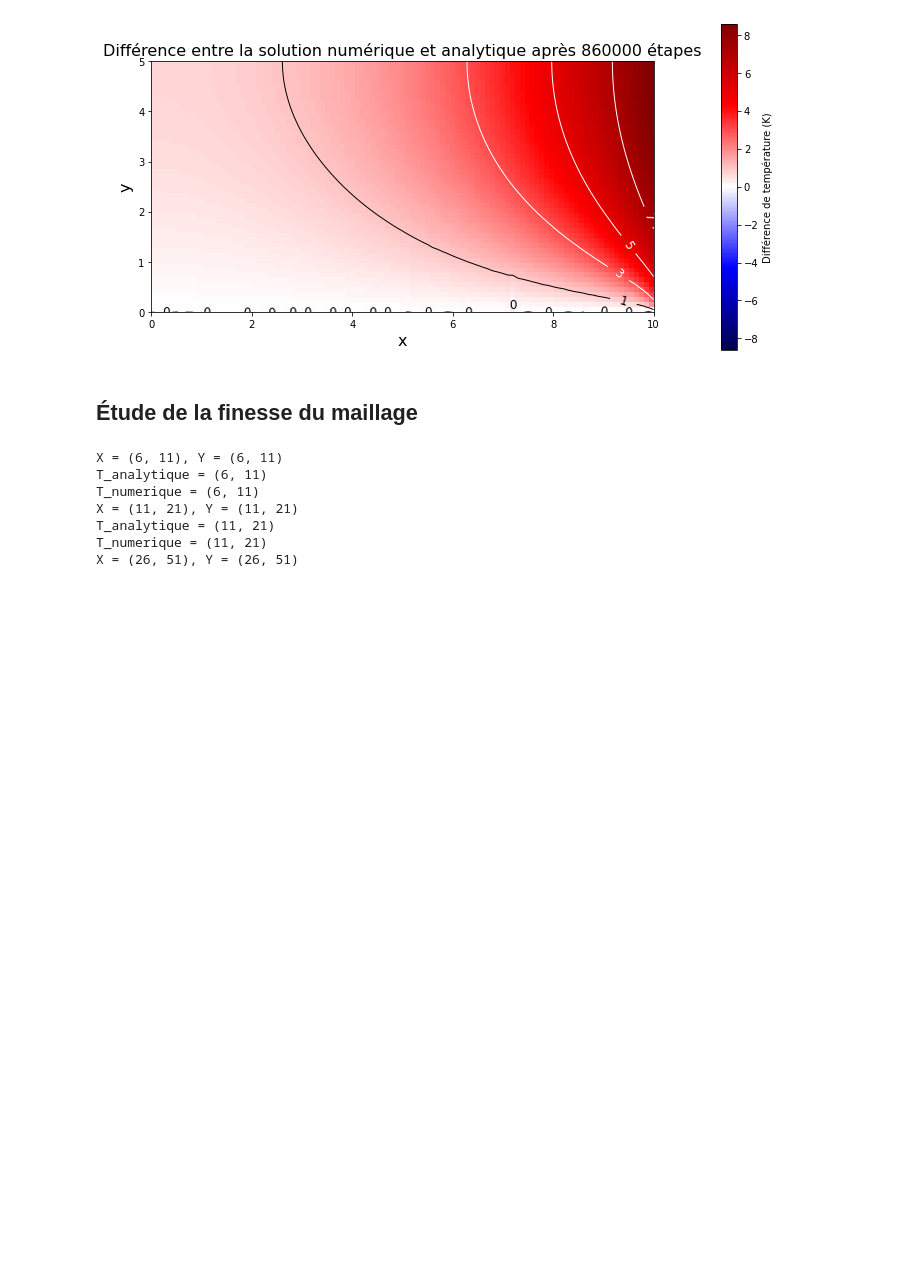
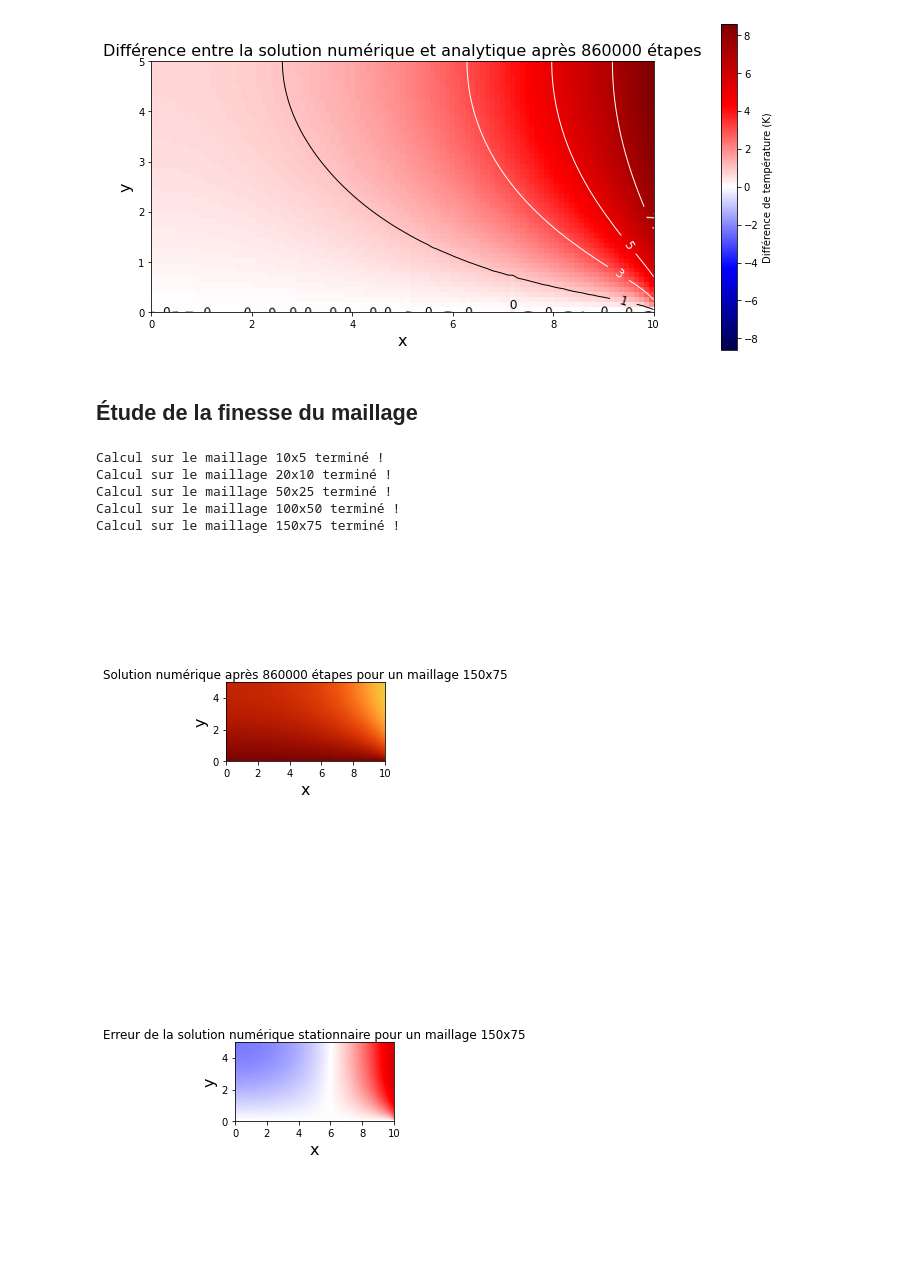
Before and after one commit to mboissiere/methodes-numeriques, a Jupyter notebook: da_capo.ipynb, the cells around one changed output. Drawn from its saved outputs; the diff is of its cells as text; code cells hidden in the pictures; blank space fills up the shorter version.

```diff
--- a/da_capo.ipynb
+++ b/da_capo.ipynb
@@ -473,52 +472,61 @@ plt.show()
 # %% [markdown]
 ## Étude de la finesse du maillage
 # %%
-echelles_N_y = [5, 10, 25, 50, 75, 100, 150, 250, 500, 750, 1000, 2500, 5000]
+echelles_N_y = [5, 10, 25, 50, 75] #, [100, 150, 250, 500, 750, 1000, 2500, 5000]
 # echelles_N_x = [2*k for k in echelles_N_y]
 
 def mesh_size_variation(scales = echelles_N_y):
-    images = []
+    images_num = []
+    images_diff = []
+
+    fig_num, ax_num = plt.subplots(figsize=(12, 6))
+    fig_diff, ax_diff = plt.subplots(figsize=(12, 6))
 
     for N_y in echelles_N_y:
         N_x = 2 * N_y
         X, Y = compute_XY(N_x, N_y)
-        # print(f'X = {X.shape}, Y = {Y.shape}')
         T_analytique = compute_T_analytique(X, Y)
-        # print(f'T_analytique = {T_analytique.shape}')
-        T_numerique, _ = methode_ADI(N_x, N_y, False)
-        # print(f'T_numerique = {T_numerique.shape}')
+        T_numerique, etapes = methode_ADI(N_x, N_y, False)
         T_delta = T_numerique - T_analytique
         print(f'Calcul sur le maillage {N_x}x{N_y} terminé !')
-        fig, ax = plt.subplots(figsize=(12, 6))
 
-        # On utilise une colormap divergente
-        vmax = np.max(np.abs(T_delta))
-        im = ax.imshow(T_delta, cmap='seismic', origin='lower', extent=[0, L_x, 0, L_y], vmin=-vmax, vmax=vmax)
-        fig.colorbar(im, ax=ax, label='Différence de température (K)', pad=0.1)
+        im_num = ax_num.imshow(T_numerique, cmap='turbo', origin='lower', extent=[0, L_x, 0, L_y], vmin=T_a, vmax=T_1)
+        colorbar_num = fig_num.colorbar(im_num, ax=ax_num, label='Température (K)', pad=0.1)
+        ax_num.set_xlabel('x', fontsize = 16)
+        ax_num.set_ylabel('y', fontsize = 16)
+        title_num = ax_num.text(0.5, 1.05, f'Solution numérique après {etapes} étapes pour un maillage {N_x}x{N_y}', size=plt.rcParams["axes.titlesize"], ha="center", transform=ax_num.transAxes)
+        images_num.append([im_num, title_num, colorbar_num])
 
-        ax.set_xlabel('x', fontsize = 16)
-        ax.set_ylabel('y', fontsize = 16)
+        im_diff = ax_diff.imshow(T_delta, cmap='seismic', origin='lower', extent=[0, L_x, 0, L_y], vmin=-10, vmax=10)
+        colorbar_diff = fig_diff.colorbar(im_diff, ax=ax_diff, label='Différence de température (K)', pad=0.1)
+        ax_diff.set_xlabel('x', fontsize = 16)
+        ax_diff.set_ylabel('y', fontsize = 16)
+        title_diff = ax_diff.text(0.5, 1.05, f'Erreur de la solution numérique stationnaire pour un maillage {N_x}x{N_y}', size=plt.rcParams["axes.titlesize"], ha="center", transform=ax_diff.transAxes)
+        images_diff.append([im_diff, title_diff, colorbar_diff])
 
-        title = ax.text(0.5, 1.05, f'Erreur de la solution numérique stationnaire pour un maillage {N_x}x{N_y}', size=plt.rcParams["axes.titlesize"], ha="center", transform=ax.transAxes)
+    # Duplication des images pour avoir une pause sur la fin de l'animation
+    images_num.append([im_num, title_num, colorbar_num])
+    images_diff.append([im_diff, title_diff, colorbar_diff])
 
-        images.append([im, title])
+    animatedPlot = animation.ArtistAnimation(fig_num, images_num, interval=1000, blit=True)
+    animatedPlot.save(f'{folder_path}/animation_numerique_spatiale.mp4', writer='ffmpeg')
 
-    animatedPlot = animation.ArtistAnimation(fig, images, interval=50, blit=True)
+    animatedPlot = animation.ArtistAnimation(fig_diff, images_diff, interval=1000, blit=True)
     animatedPlot.save(f'{folder_path}/animation_erreur_spatiale.mp4', writer='ffmpeg')
 
 mesh_size_variation()
 
 # Dans l'idéal il faudrait : vraiment séparer tout ce qui est séparable
 # Typiquement ici il y a une redondance parce qu'on a mal calibré les fonctions
 # qui calculent T numériques, qui plottent un delta...
 # et aussi on n'a pas libre choix de L_x et L_y, fin on est parti du principe
 # qu'on prend x = 2y mais on devrait pouvoir le changer librement en haut et que ça
 # se répercute... Bref, mais en attendant ça fait le taf.
 # %% [output]
-X = (6, 11), Y = (6, 11)
-T_analytique = (6, 11)
-T_numerique = (6, 11)
-X = (11, 21), Y = (11, 21)
-T_analytique = (11, 21)
-T_numerique = (11, 21)
-X = (26, 51), Y = (26, 51)
+Calcul sur le maillage 10x5 terminé !
+Calcul sur le maillage 20x10 terminé !
+Calcul sur le maillage 50x25 terminé !
+Calcul sur le maillage 100x50 terminé !
+Calcul sur le maillage 150x75 terminé !
+[figure, added]
+[figure, added]
```
Also changed, not shown: parts of 1 cell of this notebook.
